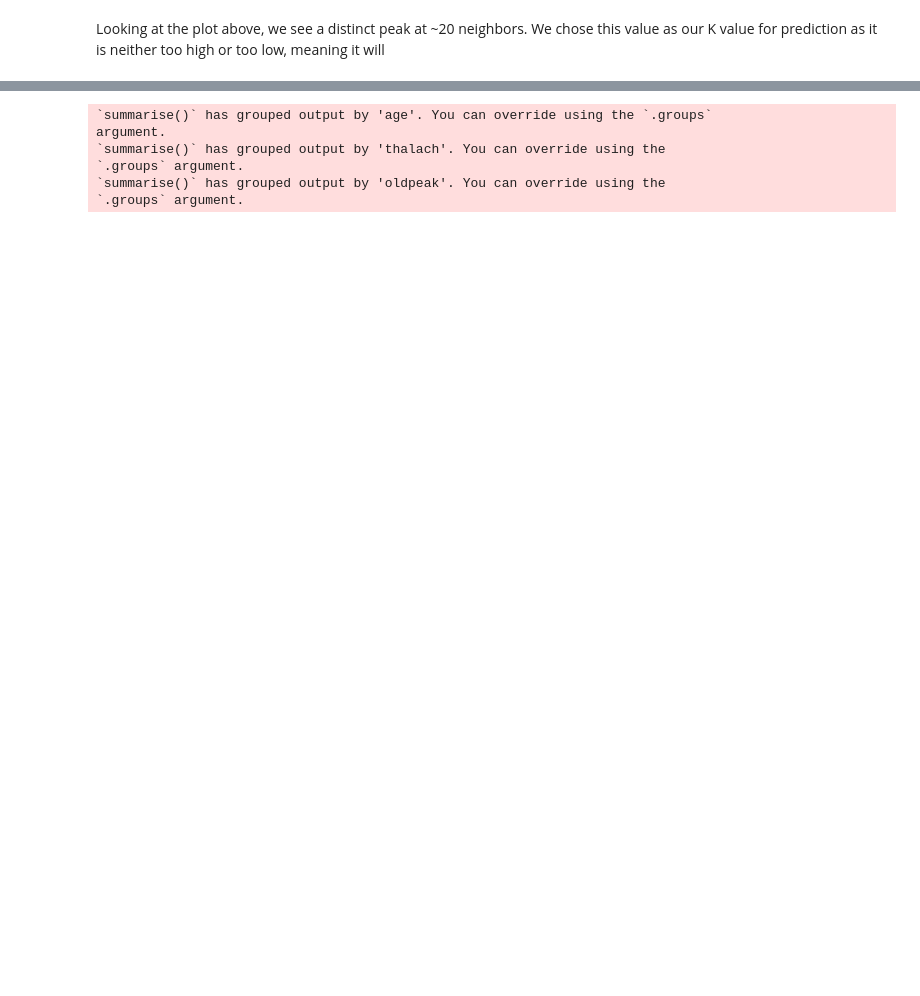
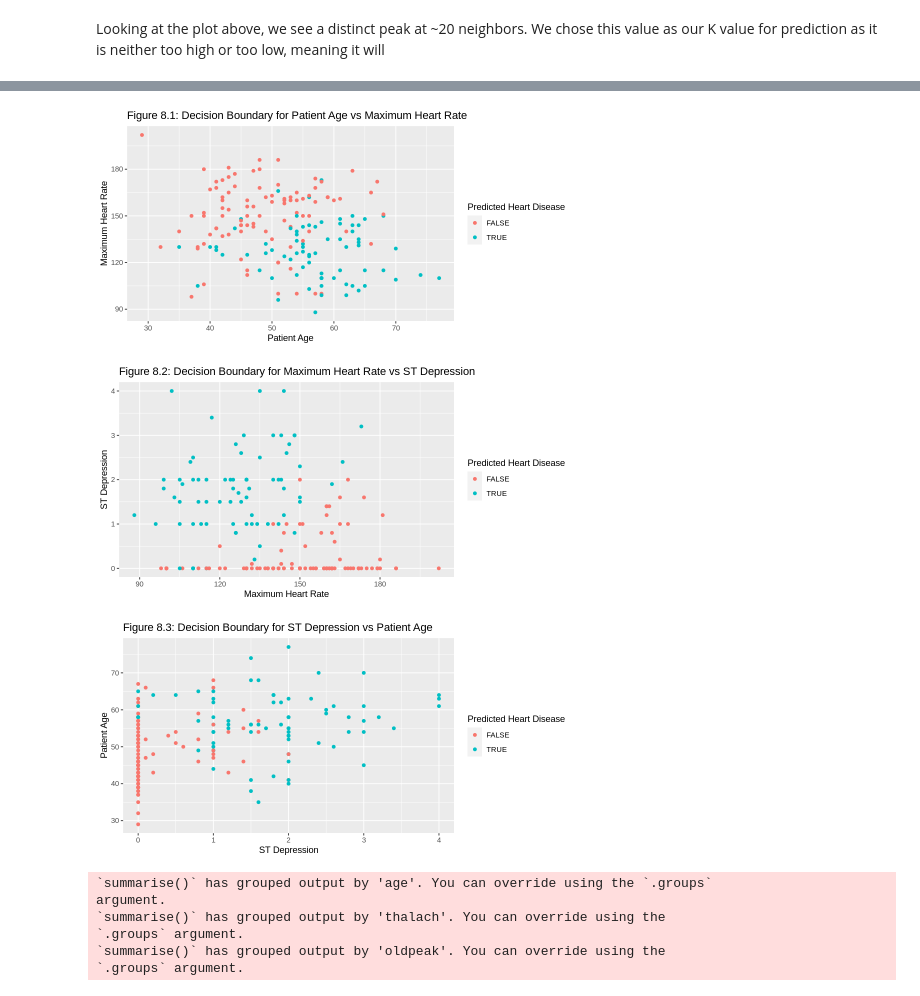
Before and after one commit to EdwardJXLi/DSCI-100-group-project, a Jupyter notebook: HeartDiseasePrediction.ipynb, the cells around one changed output, grey strips where cells are left out. Cells and saved outputs as stored; diff of their text form; code cells hidden in the pictures; blank space fills up the shorter version.

```diff
--- a/HeartDiseasePrediction.ipynb
+++ b/HeartDiseasePrediction.ipynb
@@ -430,3 +471,28 @@ Prediction FALSE TRUE
+# %%
+age_thalach_plot <- ggplot() +
+    geom_point(data = heart_predictions, aes(x = age, y = thalach, color = .pred_class)) +
+    labs(x = "Patient Age", y = "Maximum Heart Rate", color = "Predicted Heart Disease", fill = "Contour Prediction") +
+    labs(title = "Figure 8.1: Decision Boundary for Patient Age vs Maximum Heart Rate")
+
+age_thalach_plot
+
+thalach_oldpeak_plot <- ggplot() +
+    geom_point(data = heart_predictions, aes(x = thalach, y = oldpeak, color = .pred_class)) +
+    labs(x = "Maximum Heart Rate", y = "ST Depression", color = "Predicted Heart Disease", fill = "Contour Prediction") +
+    labs(title = "Figure 8.2: Decision Boundary for Maximum Heart Rate vs ST Depression")
+
+thalach_oldpeak_plot
+
+oldpeak_age_plot <- ggplot() +
+    geom_point(data = heart_predictions, aes(x = oldpeak, y = age, color = .pred_class)) +
+    labs(x = "ST Depression", y = "Patient Age", color = "Predicted Heart Disease", fill = "Contour Prediction") +
+    labs(title = "Figure 8.3: Decision Boundary for ST Depression vs Patient Age")
+
+oldpeak_age_plot
+# %% [output]
+[figure, new version]
+[figure, new version]
+[figure, new version]
 # %%
 grid <- expand.grid(
   age = seq(min(heart_predictions$age), max(heart_predictions$age),
```
Also changed, not shown: parts of 12 cells of this notebook.
